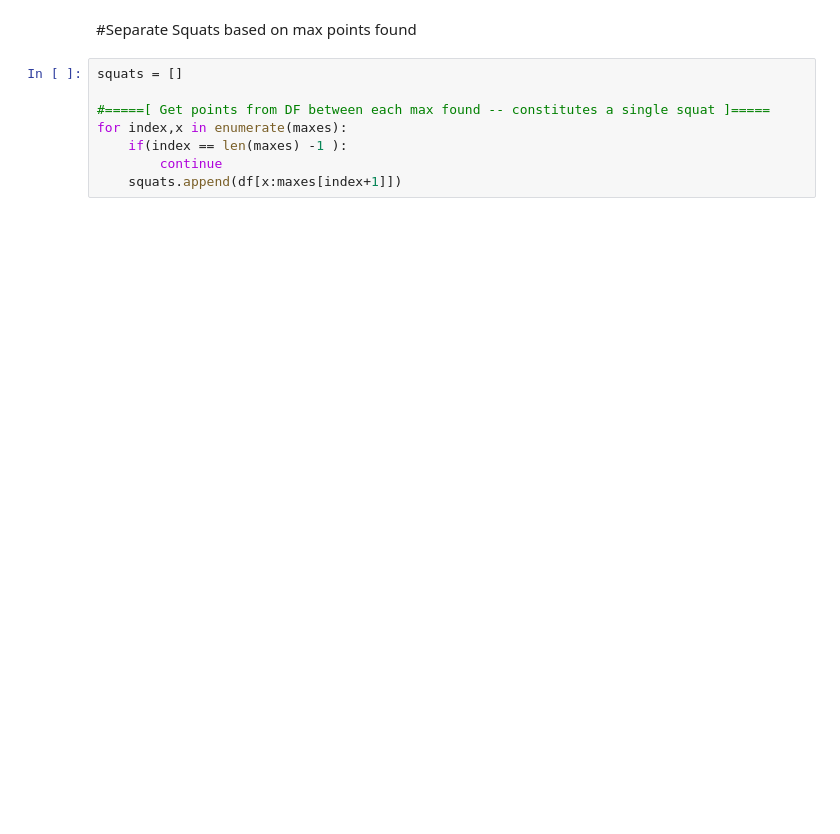
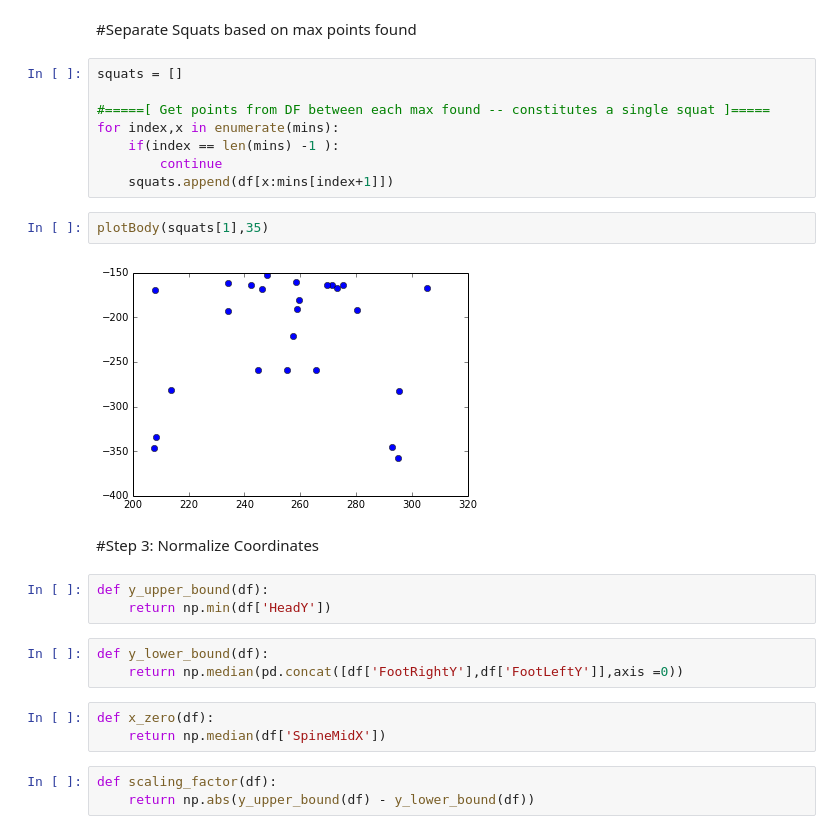
Before and after one commit to bgarcia7/ai_trainer, a Jupyter notebook: Data Preprocessing.ipynb, the cells around one changed output. Cells and saved outputs as stored; diff of their text form; blank space fills up the shorter version.

```diff
--- a/Data Preprocessing.ipynb
+++ b/Data Preprocessing.ipynb
@@ -64,7 +87,25 @@ for divide in maxes:
 squats = []
 
 #=====[ Get points from DF between each max found -- constitutes a single squat ]=====
-for index,x in enumerate(maxes):
-    if(index == len(maxes) -1 ):
+for index,x in enumerate(mins):
+    if(index == len(mins) -1 ):
         continue
-    squats.append(df[x:maxes[index+1]])
+    squats.append(df[x:mins[index+1]])
+# %%
+plotBody(squats[1],35)
+# %% [output]
+[figure, added]
+# %% [markdown]
+#Step 3: Normalize Coordinates
+# %%
+def y_upper_bound(df):
+    return np.min(df['HeadY'])
+# %%
+def y_lower_bound(df):
+    return np.median(pd.concat([df['FootRightY'],df['FootLeftY']],axis =0))
+# %%
+def x_zero(df):
+    return np.median(df['SpineMidX'])
+# %%
+def scaling_factor(df):
+    return np.abs(y_upper_bound(df) - y_lower_bound(df))
```
Also changed, not shown: parts of 9 cells of this notebook, 19 other files.
